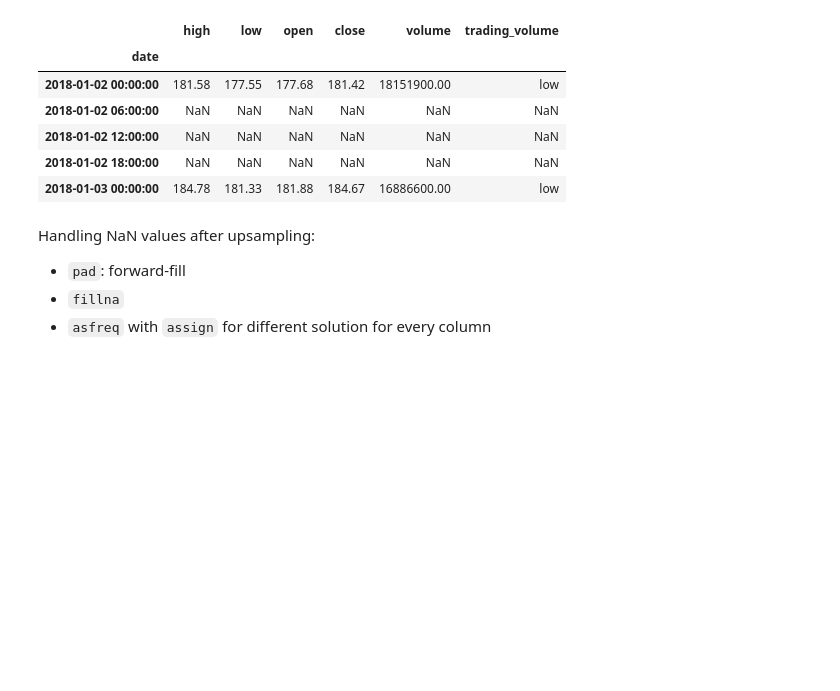
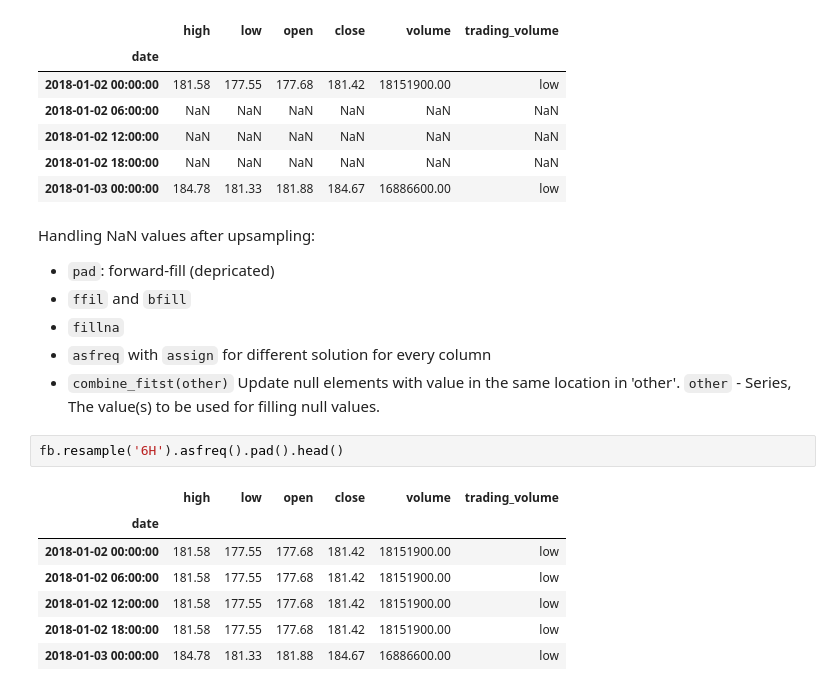
Before and after one commit to nadia-paz/ds-learning, a Jupyter notebook: data_analysis_pandas/08_time_series.ipynb, the cells around one changed output. Drawn from its saved outputs; the diff is of its cells as text; blank space fills up the shorter version.

```diff
--- a/data_analysis_pandas/08_time_series.ipynb
+++ b/data_analysis_pandas/08_time_series.ipynb
@@ -517,6 +517,18 @@ fb.resample('6H').asfreq().head()
 | 2018-01-03 00:00:00 | 184.78 | 181.33 | 181.88 | 184.67 | 16886600.00 | low |
 # %% [markdown]
 Handling NaN values after upsampling:
-- `pad`: forward-fill
+- `pad`: forward-fill (depricated)
+- `ffil` and `bfill`
 - `fillna`
 - `asfreq` with `assign` for different solution for every column
+- `combine_fitst(other)` Update null elements with value in the same location in 'other'. `other` - Series, The value(s) to be used for filling null values.
+# %%
+fb.resample('6H').asfreq().pad().head()
+# %% [output]
+|  | high | low | open | close | volume | trading_volume |
+| date |  |  |  |  |  |  |
+| 2018-01-02 00:00:00 | 181.58 | 177.55 | 177.68 | 181.42 | 18151900.00 | low |
+| 2018-01-02 06:00:00 | 181.58 | 177.55 | 177.68 | 181.42 | 18151900.00 | low |
+| 2018-01-02 12:00:00 | 181.58 | 177.55 | 177.68 | 181.42 | 18151900.00 | low |
+| 2018-01-02 18:00:00 | 181.58 | 177.55 | 177.68 | 181.42 | 18151900.00 | low |
+| 2018-01-03 00:00:00 | 184.78 | 181.33 | 181.88 | 184.67 | 16886600.00 | low |
```
Also changed, not shown: parts of 5 cells of this notebook.
